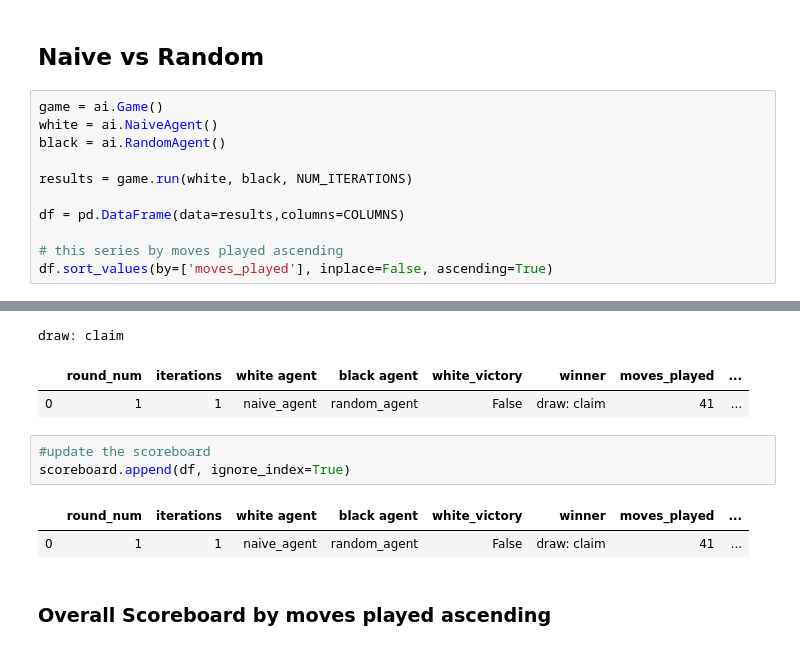
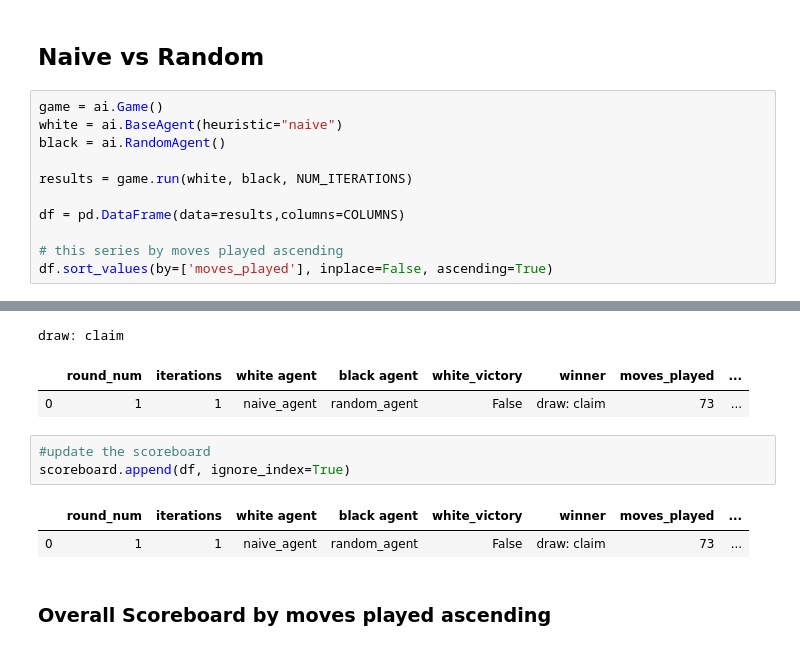
Before and after one commit to masonleon/ai-chess-agent, a Jupyter notebook: src/test_driver.ipynb, the cells around one changed output, grey strips where cells are left out. Cells and saved outputs as stored; diff of their text form.

```diff
--- a/src/test_driver.ipynb
+++ b/src/test_driver.ipynb
@@ -75,26 +75,26 @@ scoreboard.sort_values(by=['moves_played'], inplace=False, ascending=True)
 ## Naive vs Random
 # %%
 game = ai.Game()
-white = ai.NaiveAgent()
+white = ai.BaseAgent(heuristic="naive")
 black = ai.RandomAgent()
 
 results = game.run(white, black, NUM_ITERATIONS)
 
 df = pd.DataFrame(data=results,columns=COLUMNS)
 
 # this series by moves played ascending
 df.sort_values(by=['moves_played'], inplace=False, ascending=True)
 # %% [output]
 [interactive output not drawn]
 draw: claim
 |  | round_num | iterations | white agent | black agent | white_victory | winner | moves_played | ... |
-| 0 | 1 | 1 | naive_agent | random_agent | False | draw: claim | 41 | ... |
+| 0 | 1 | 1 | naive_agent | random_agent | False | draw: claim | 73 | ... |
 # %%
 #update the scoreboard
 scoreboard.append(df, ignore_index=True)
 # %% [output]
 |  | round_num | iterations | white agent | black agent | white_victory | winner | moves_played | ... |
-| 0 | 1 | 1 | naive_agent | random_agent | False | draw: claim | 41 | ... |
+| 0 | 1 | 1 | naive_agent | random_agent | False | draw: claim | 73 | ... |
 # %% [markdown]
 ### Overall Scoreboard by moves played ascending
 # %%
```
Also changed, not shown: parts of 10 cells of this notebook, 2 other files.
